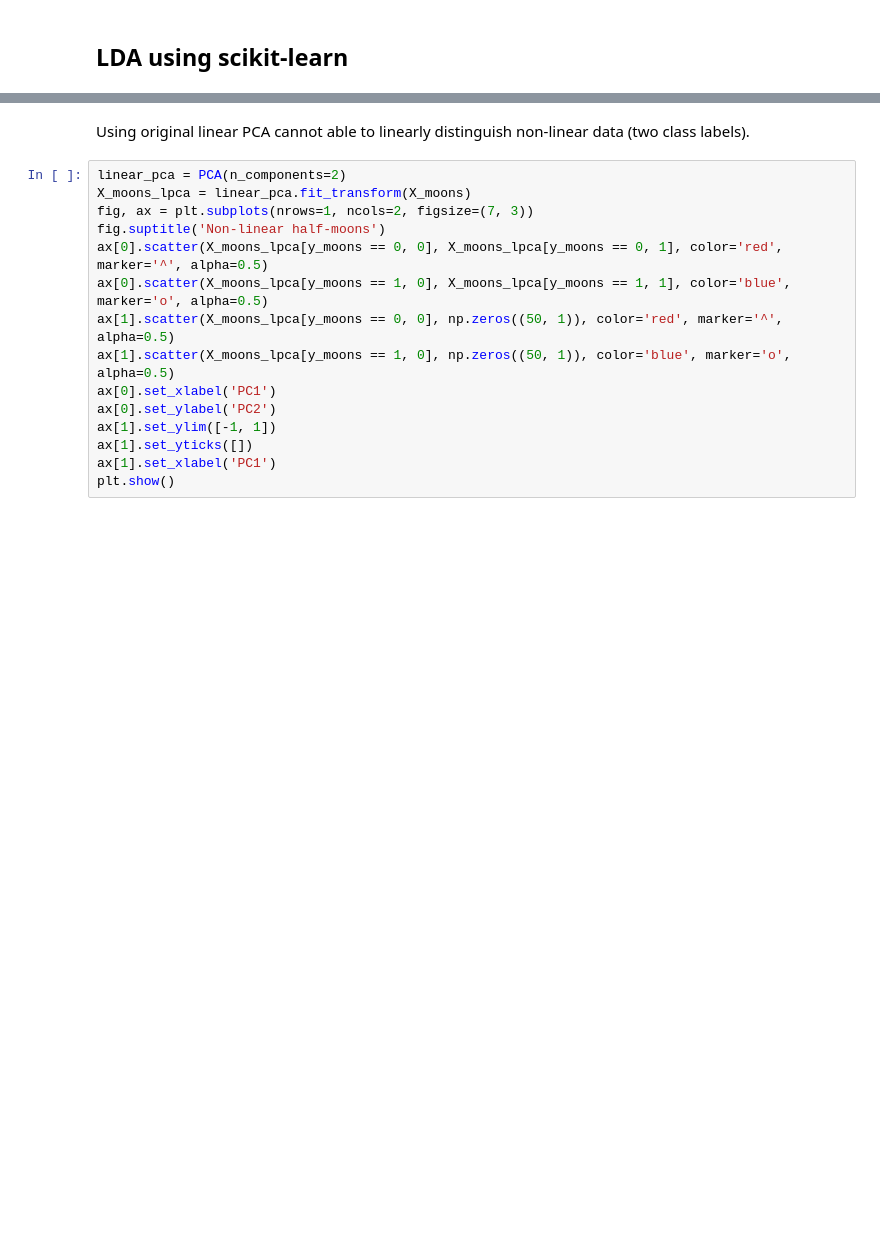
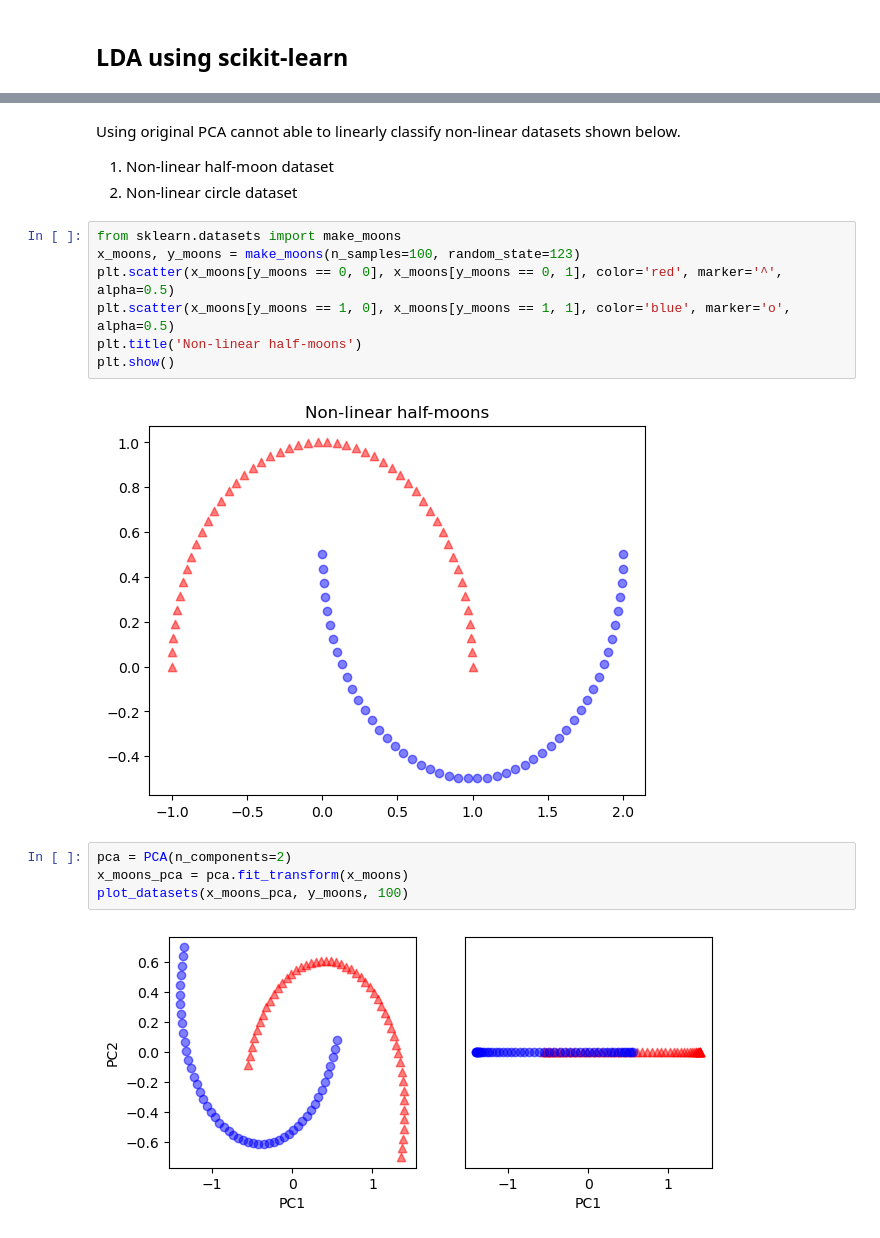
Before and after one commit to hanjihun2000/machine-learning, a Jupyter notebook: guide/feature-extraction.ipynb, the cells around one changed output, grey strips where cells are left out. Saved outputs shown, nothing was run; the diff lists cells and outputs as text; blank space fills up the shorter version.

```diff
--- a/guide/feature-extraction.ipynb
+++ b/guide/feature-extraction.ipynb
@@ -362,17 +299,19 @@ plt.show()
 # %% [markdown]
-Using original linear PCA cannot able to linearly distinguish non-linear data (two class labels).
+Using original PCA cannot able to linearly classify non-linear datasets shown below.
+1. Non-linear half-moon dataset
+2. Non-linear circle dataset
+# %%
+from sklearn.datasets import make_moons
+x_moons, y_moons = make_moons(n_samples=100, random_state=123)
+plt.scatter(x_moons[y_moons == 0, 0], x_moons[y_moons == 0, 1], color='red', marker='^', alpha=0.5)
+plt.scatter(x_moons[y_moons == 1, 0], x_moons[y_moons == 1, 1], color='blue', marker='o', alpha=0.5)
+plt.title('Non-linear half-moons')
+plt.show()
+# %% [output]
+[figure, added]
 # %%
-linear_pca = PCA(n_components=2)
-X_moons_lpca = linear_pca.fit_transform(X_moons)
-fig, ax = plt.subplots(nrows=1, ncols=2, figsize=(7, 3))
-fig.suptitle('Non-linear half-moons')
-ax[0].scatter(X_moons_lpca[y_moons == 0, 0], X_moons_lpca[y_moons == 0, 1], color='red', marker='^', alpha=0.5)
-ax[0].scatter(X_moons_lpca[y_moons == 1, 0], X_moons_lpca[y_moons == 1, 1], color='blue', marker='o', alpha=0.5)
-ax[1].scatter(X_moons_lpca[y_moons == 0, 0], np.zeros((50, 1)), color='red', marker='^', alpha=0.5)
-ax[1].scatter(X_moons_lpca[y_moons == 1, 0], np.zeros((50, 1)), color='blue', marker='o', alpha=0.5)
-ax[0].set_xlabel('PC1')
-ax[0].set_ylabel('PC2')
-ax[1].set_ylim([-1, 1])
-ax[1].set_yticks([])
-ax[1].set_xlabel('PC1')
-plt.show()
+pca = PCA(n_components=2)
+x_moons_pca = pca.fit_transform(x_moons)
+plot_datasets(x_moons_pca, y_moons, 100)
+# %% [output]
+[figure, added]
```
Also changed, not shown: parts of 18 cells of this notebook.
